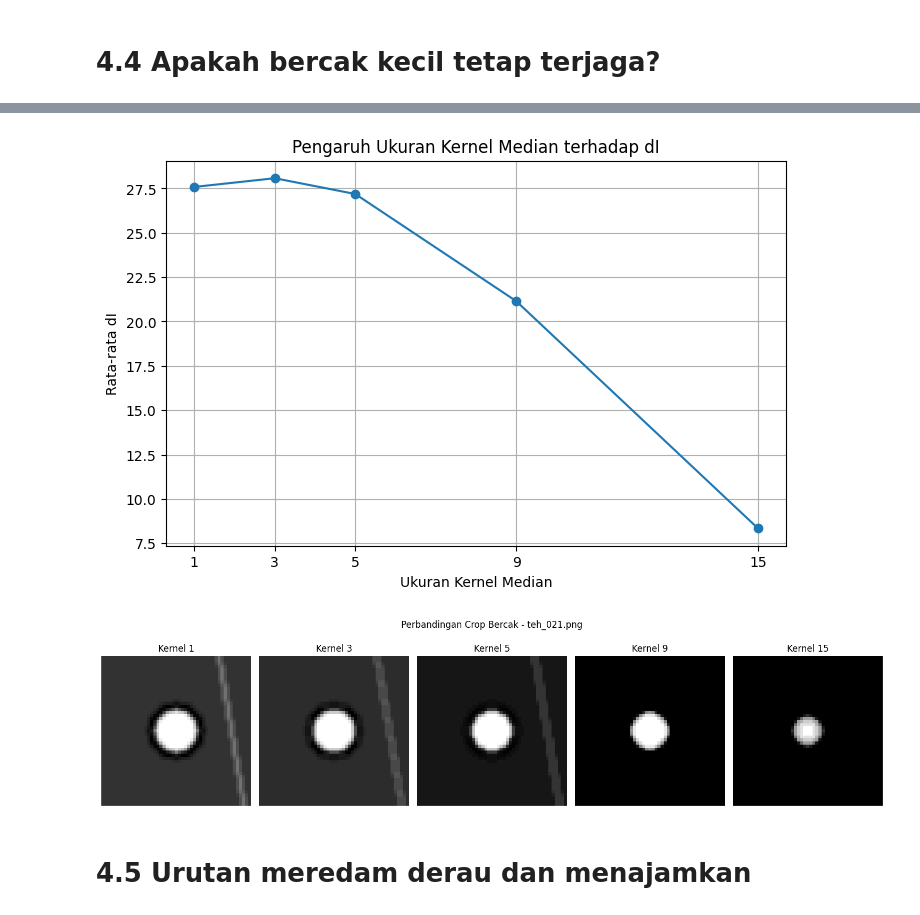
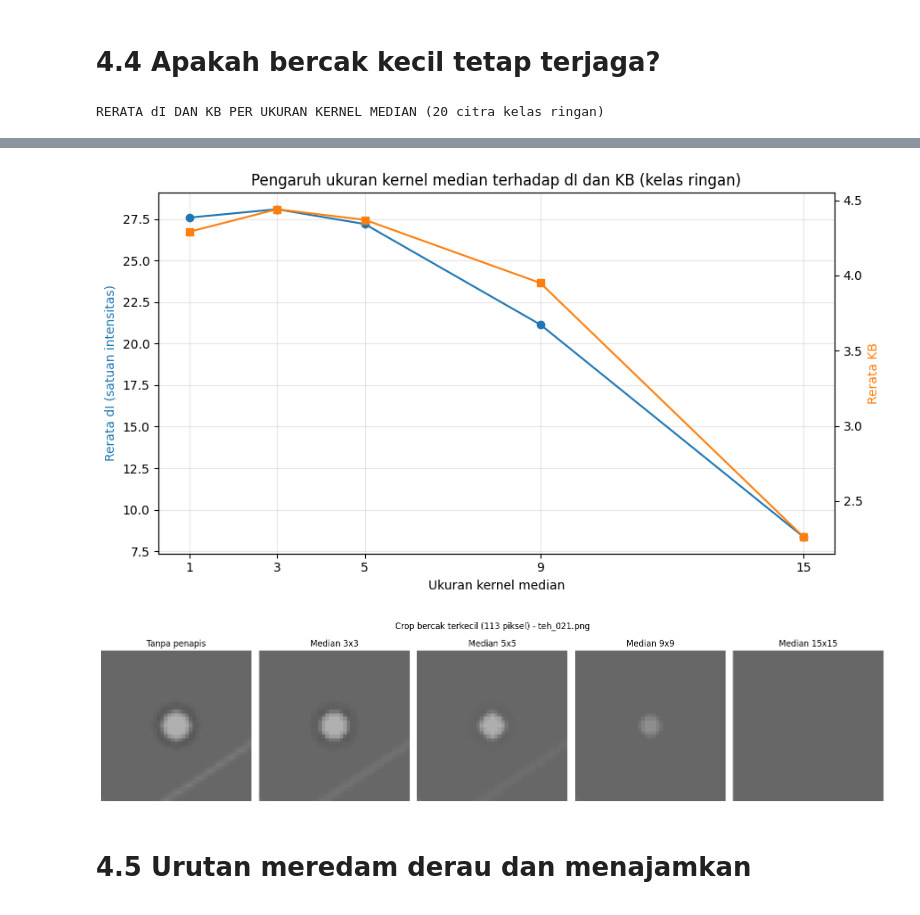
Before and after one commit to MuhammadImamFaisal/simuteh-2330511016, a Jupyter notebook: notebook/B4_penapisan.ipynb, the cells around one changed output, grey strips where cells are left out. Saved outputs shown, nothing was run; the diff lists cells and outputs as text; code cells hidden in the pictures.

```diff
--- a/notebook/B4_penapisan.ipynb
+++ b/notebook/B4_penapisan.ipynb
@@ -354,10 +388,10 @@ HASIL PERBANDINGAN PENAPIS
 # %%
 # Pengaruh Ukuran Kernel Median pada Bercak Kecil
 def selisih_rerata(kanal, mask_daun, mask_bercak):
+    """dI = |rerata bercak - rerata daun sehat|, dalam satuan intensitas."""
     k = kanal.astype(float)
     sehat = (mask_daun > 0) & (mask_bercak == 0)
     bercak = mask_bercak > 0
-
     return abs(k[bercak].mean() - k[sehat].mean())
 
 
@@ -365,6 +399,7 @@ def selisih_rerata(kanal, mask_daun, mask_bercak):
 label = pd.read_csv(os.path.join(DATA_DIR, "label.csv"))
 data_ringan = label[label["kelas"] == "ringan"]
 
+daftar_kernel = [1, 3, 5, 9, 15]
 baris = []
 
 # Menghitung dI dan KB pada 20 citra kelas ringan
@@ -373,48 +408,52 @@ for nm in data_ringan["nama_file"]:
     md2 = cv2.imread(os.path.join(DATA_DIR, "mask_daun", nm), 0)
     mb2 = cv2.imread(os.path.join(DATA_DIR, "mask_bercak", nm), 0)
 
-    for k in [1, 3, 5, 9, 15]:
+    for k in daftar_kernel:   # k = 1 berarti tanpa penapis
         out = g if k == 1 else cv2.medianBlur(g, k)
+        baris.append([nm, k,
+                      selisih_rerata(out, md2, mb2),
+                      kontras_bercak(out, md2, mb2)])
 
-        dI = selisih_rerata(out, md2, mb2)
-        KB = kontras_bercak(out, md2, mb2)
+hasil_median = pd.DataFrame(baris, columns=["nama", "kernel", "dI", "KB"])
 
-        baris.append([nm, k, dI, KB])
+# Rerata dI dan KB per ukuran kernel
+rata_median = hasil_median.groupby("kernel")[["dI", "KB"]].mean().round(2)
+print("RERATA dI DAN KB PER UKURAN KERNEL MEDIAN (20 citra kelas ringan)")
+display(rata_median)
+rata_median.to_csv(os.path.join(HASIL_DIR, "b4_pengaruh_kernel_median.csv"))
 
-hasil_median = pd.DataFrame(
-    baris,
-    columns=["nama", "kernel", "dI", "KB"]
-)
+# Grafik dI dan KB terhadap ukuran kernel (dua sumbu y)
+fig, ax1 = plt.subplots(figsize=(9, 5))
+ax1.plot(rata_median.index, rata_median["dI"], marker="o", color="tab:blue", label="dI")
+ax1.set_xlabel("Ukuran kernel median")
+ax1.set_ylabel("Rerata dI (satuan intensitas)", color="tab:blue")
+ax1.set_xticks(daftar_kernel)
+ax1.grid(True, alpha=0.3)
 
-# Menghitung rata-rata dI setiap ukuran kernel
-rata_dI = hasil_median.groupby("kernel")["dI"].mean()
+ax2 = ax1.twinx()
+ax2.plot(rata_median.index, rata_median["KB"], marker="s", color="tab:orange", label="KB")
+ax2.set_ylabel("Rerata KB", color="tab:orange")
 
-# Grafik dI terhadap ukuran kernel
-plt.figure(figsize=(8, 5))
-plt.plot(rata_dI.index, rata_dI.values, marker="o")
-plt.xticks([1, 3, 5, 9, 15])
-plt.xlabel("Ukuran Kernel Median")
-plt.ylabel("Rata-rata dI")
-plt.title("Pengaruh Ukuran Kernel Median terhadap dI")
-plt.grid(True)
+plt.title("Pengaruh ukuran kernel median terhadap dI dan KB (kelas ringan)")
+fig.tight_layout()
+plt.savefig(os.path.join(HASIL_DIR, "b4_dI_kernel.png"), dpi=150, bbox_inches="tight")
 plt.show()
 
 
-# Crop satu bercak untuk perbandingan visual
+# Crop satu bercak KECIL untuk perbandingan visual
 nm_crop = data_ringan.iloc[0]["nama_file"]
 
 g = cv2.imread(os.path.join(DATA_DIR, "bersih", nm_crop), 0)
 mb2 = cv2.imread(os.path.join(DATA_DIR, "mask_bercak", nm_crop), 0)
 
-jumlah, label_komponen, statistik, pusat = cv2.connectedComponentsWithStats(
+jumlah, label_komponen, stats_cc, pusat = cv2.connectedComponentsWithStats(
     (mb2 > 0).astype(np.uint8), 8
 )
 
 if jumlah > 1:
-    # Memilih bercak dengan luas terbesar
-    komponen = 1 + np.argmax(statistik[1:, cv2.CC_STAT_AREA])
-
-    x, y, w, h, luas = statistik[komponen]
+    # Memilih bercak dengan luas terkecil
+    komponen = 1 + np.argmin(stats_cc[1:, cv2.CC_STAT_AREA])
+    x, y, w, h, luas = stats_cc[komponen]
 
     margin = 15
     x1 = max(0, x - margin)
@@ -422,22 +461,24 @@ if jumlah > 1:
     x2 = min(g.shape[1], x + w + margin)
     y2 = min(g.shape[0], y + h + margin)
 
-    crop_asli = g[y1:y2, x1:x2]
+    plt.figure(figsize=(16, 4))
 
-    plt.figure(figsize=(15, 4))
-
-    for i, k in enumerate([1, 3, 5, 9, 15]):
-        hasil = crop_asli if k == 1 else cv2.medianBlur(crop_asli, k)
+    for i, k in enumerate(daftar_kernel):
+        # Tapis citra utuh dulu, baru dipotong (agar tepi potongan tidak terdistorsi)
+        utuh = g if k == 1 else cv2.medianBlur(g, k)
+        potong = utuh[y1:y2, x1:x2]
 
         plt.subplot(1, 5, i + 1)
-        plt.imshow(hasil, cmap="gray")
-        plt.title(f"Kernel {k}")
+        plt.imshow(potong, cmap="gray", vmin=0, vmax=255, interpolation="nearest")
+        plt.title("Tanpa penapis" if k == 1 else f"Median {k}x{k}")
         plt.axis("off")
 
-    plt.suptitle(f"Perbandingan Crop Bercak - {nm_crop}")
+    plt.suptitle(f"Crop bercak terkecil ({luas} piksel) - {nm_crop}")
     plt.tight_layout()
+    plt.savefig(os.path.join(HASIL_DIR, "b4_crop_bercak.png"), dpi=150, bbox_inches="tight")
     plt.show()
 
 else:
     print("Bercak tidak ditemukan pada citra yang dipilih.")
 # %% [output]
+RERATA dI DAN KB PER UKURAN KERNEL MEDIAN (20 citra kelas ringan)
@@ -444,5 +492,5 @@ else:
-[figure, old version]
+[figure, new version]
-[figure, old version]
+[figure, new version]
 # %% [markdown]
 # 4.5 Urutan meredam derau dan menajamkan
 # %%
```
Also changed, not shown: parts of 6 cells of this notebook, 10 other files.
